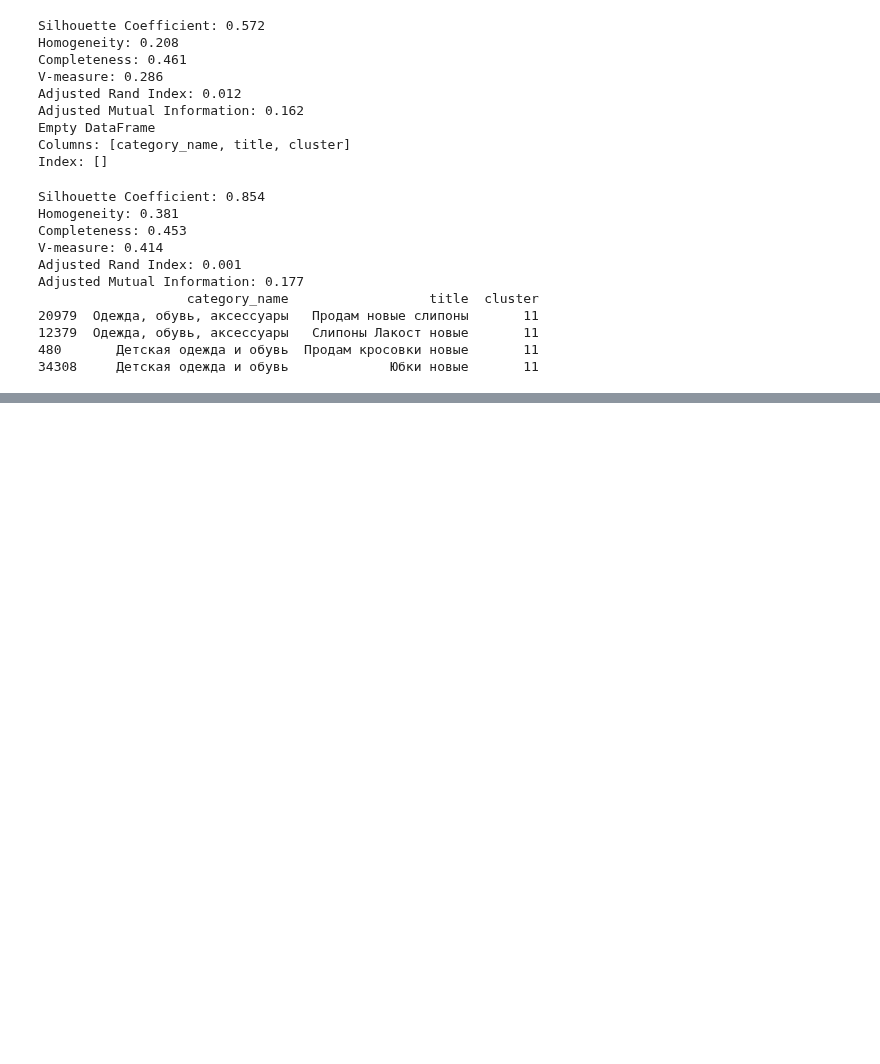
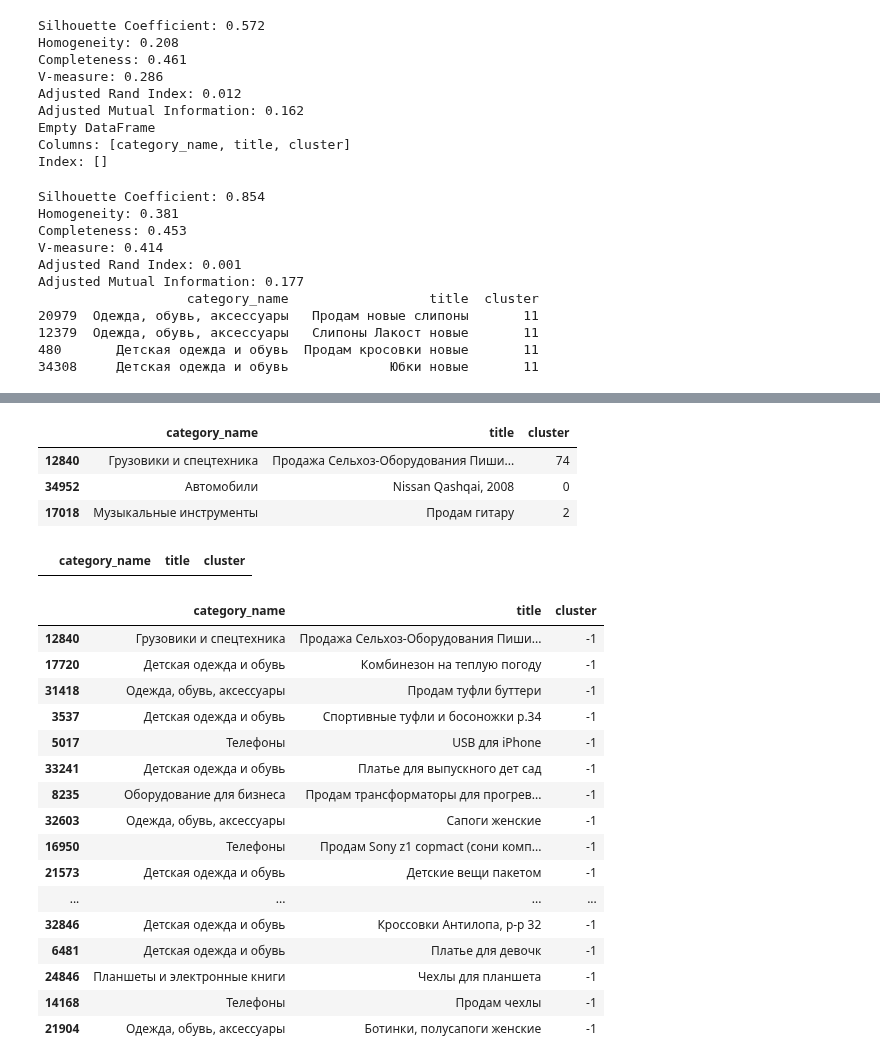
Before and after one commit to DmitryKutsev/ml_hw, a Jupyter notebook: hw4_.ipynb, the cells around one changed output, grey strips where cells are left out. Saved outputs shown, nothing was run; the diff lists cells and outputs as text; code cells hidden in the pictures; blank space fills up the shorter version.

```diff
--- a/hw4_.ipynb
+++ b/hw4_.ipynb
@@ -727,4 +727,9 @@ Adjusted Mutual Information: 0.177
 34308     Детская одежда и обувь             Юбки новые       11
 # %%
 #В среднем, похоже, что Count_Vectorizer лучше.
+# %%
+#sample = data.sample(frac=0.05)
+y = sample1['category_name']
+X = cv.fit_transform(sample1['title'])
+#sample1['cluster'] = cluster.labels_
 # %%
@@ -773,0 +741,22 @@ NameError: ignored
+# %%
+cluster1_svd = AffinityPropagation(damping=0.7, preference=-5,
+                              max_iter=400, verbose=2)
+
+cluster2_svd = KMeans(n_clusters=40, max_iter=300, n_init=10)
+
+cluster1_svd.fit(X_svd)
+labels1_cv = cluster1_svd.labels_
+
+cluster2_svd.fit(X_svd)
+labels2_svd = cluster2_svd.labels_
+
+cluster1_nmf = AffinityPropagation(damping=0.7, preference=-5,
+                              max_iter=400, verbose=2)
+cluster2_nmf = KMeans(n_clusters=40, max_iter=300, n_init=10)
+
+
+cluster1_nmf.fit(X_nmf)
+labels1_nmf = cluster1_nmf.labels_
+
+cluster2_nmf.fit(X_nmf)
+labels2_nmf = cluster2_nmf.labels_
@@ -830,0 +821,16 @@ Adjusted Mutual Information: 0.084
+# %%
+cluster = MeanShift(cluster_all=False, bandwidth=0.5)
+cluster.fit(X_svd)
+sample1['cluster'] = cluster.labels_
+labels = cluster.labels_
+# %%
+sample1.head(3)
+# %% [output]
+|  | category_name | title | cluster |
+| 12840 | Грузовики и спецтехника | Продажа Сельхоз-Оборудования Пиши... | 74 |
+| 34952 | Автомобили | Nissan Qashqai, 2008 | 0 |
+| 17018 | Музыкальные инструменты | Продам гитару | 2 |
+# %%
+sample1[sample1.cluster==-1]
+# %% [output]
+|  | category_name | title | cluster |
@@ -830,0 +839,25 @@ Adjusted Mutual Information: 0.084
+# %%
+cluster = MeanShift(cluster_all=False, bandwidth=1,min_bin_freq=1)
+cluster.fit(X_svd)
+sample1['cluster'] = cluster.labels_
+labels = cluster.labels_
+# %%
+sample1[sample1.cluster==-1]
+# %% [output]
+|  | category_name | title | cluster |
+| 12840 | Грузовики и спецтехника | Продажа Сельхоз-Оборудования Пиши... | -1 |
+| 17720 | Детская одежда и обувь | Комбинезон на теплую погоду | -1 |
+| 31418 | Одежда, обувь, аксессуары | Продам туфли буттери | -1 |
+| 3537 | Детская одежда и обувь | Спортивные туфли и босоножки р.34 | -1 |
+| 5017 | Телефоны | USB для iPhone | -1 |
+| 33241 | Детская одежда и обувь | Платье для выпускного дет сад | -1 |
+| 8235 | Оборудование для бизнеса | Продам трансформаторы для прогрев... | -1 |
+| 32603 | Одежда, обувь, аксессуары | Сапоги женские | -1 |
+| 16950 | Телефоны | Продам Sony z1 copmact (сони комп... | -1 |
+| 21573 | Детская одежда и обувь | Детские вещи пакетом | -1 |
+| ... | ... | ... | ... |
+| 32846 | Детская одежда и обувь | Кроссовки Антилопа, р-р 32 | -1 |
+| 6481 | Детская одежда и обувь | Платье для девочк | -1 |
+| 24846 | Планшеты и электронные книги | Чехлы для планшета | -1 |
+| 14168 | Телефоны | Продам чехлы | -1 |
+| 21904 | Одежда, обувь, аксессуары | Ботинки, полусапоги женские | -1 |
```
Also changed, not shown: parts of 24 cells of this notebook.
